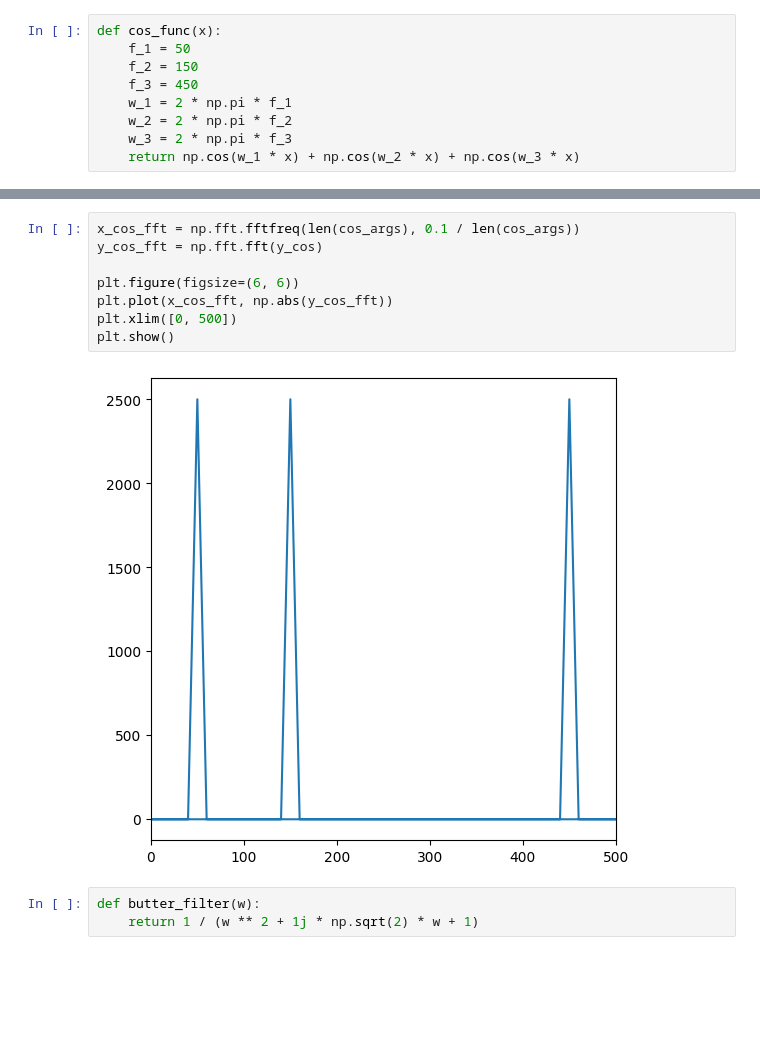
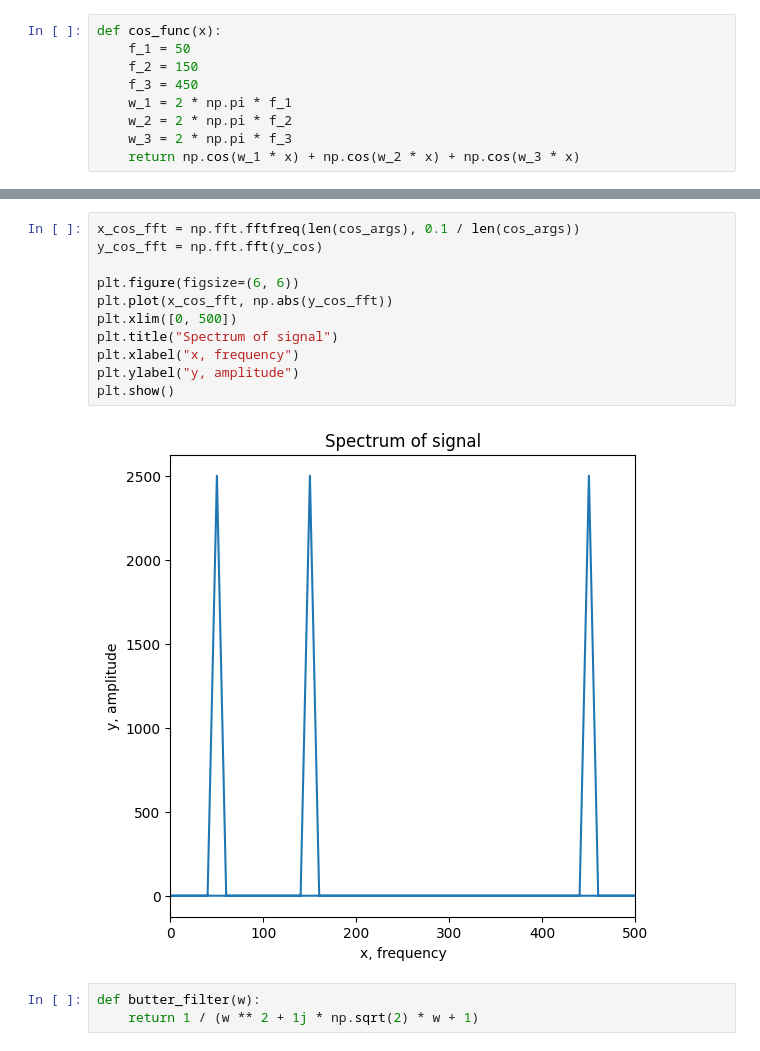
Before and after one commit to pimonov-student/another_digital_signal, a Jupyter notebook: lab_four.ipynb, the cells around one changed output, grey strips where cells are left out. Saved outputs shown, nothing was run; the diff lists cells and outputs as text; blank space fills up the shorter version.

```diff
--- a/lab_four.ipynb
+++ b/lab_four.ipynb
@@ -22,13 +25,16 @@ plt.show()
 # %%
 x_cos_fft = np.fft.fftfreq(len(cos_args), 0.1 / len(cos_args))
 y_cos_fft = np.fft.fft(y_cos)
 
 plt.figure(figsize=(6, 6))
 plt.plot(x_cos_fft, np.abs(y_cos_fft))
 plt.xlim([0, 500])
+plt.title("Spectrum of signal")
+plt.xlabel("x, frequency")
+plt.ylabel("y, amplitude")
 plt.show()
 # %% [output]
-[figure, old version]
+[figure, new version]
 # %%
 def butter_filter(w):
     return 1 / (w ** 2 + 1j * np.sqrt(2) * w + 1)
```
Also changed, not shown: parts of 12 cells of this notebook.
